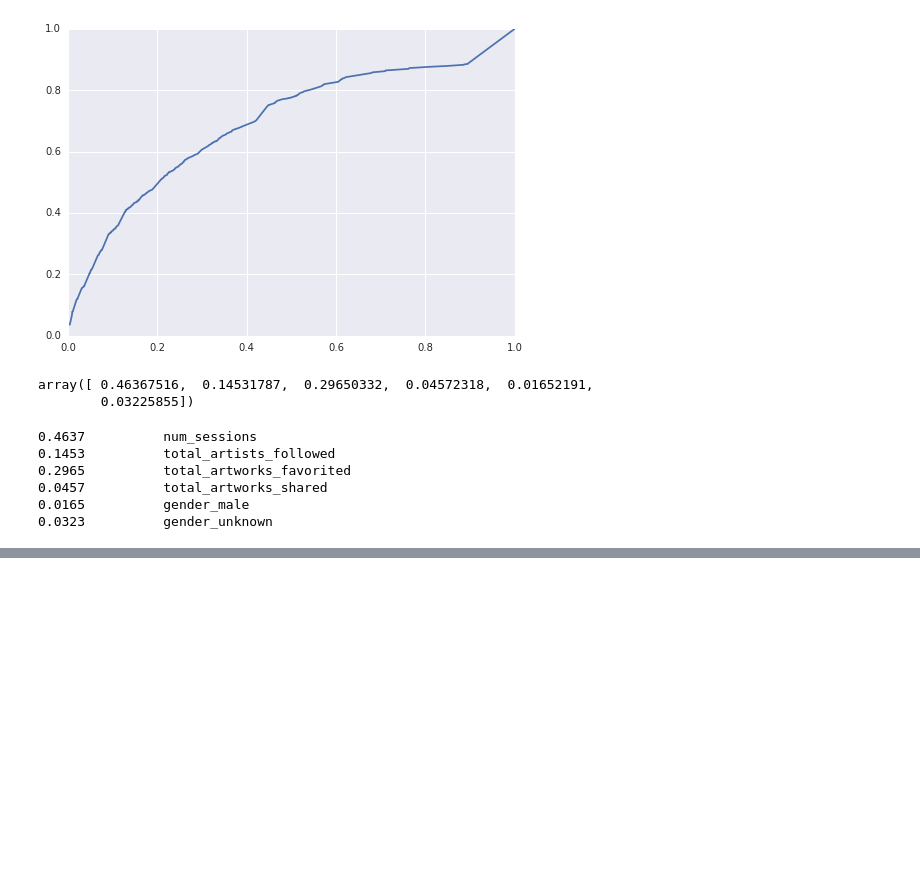
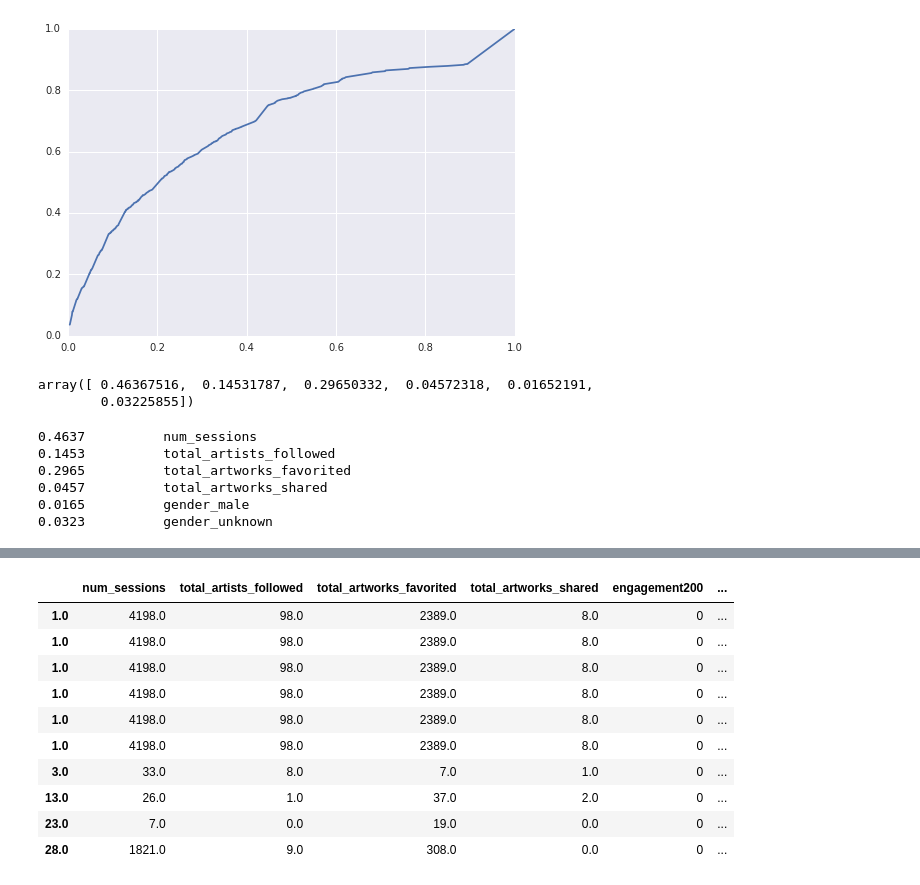
Before and after one commit to pauloarantes/art-project, a Jupyter notebook: modeling engagement.ipynb, the cells around one changed output, grey strips where cells are left out. Saved outputs shown, nothing was run; the diff lists cells and outputs as text; code cells hidden in the pictures; blank space fills up the shorter version.

```diff
--- a/modeling engagement.ipynb
+++ b/modeling engagement.ipynb
@@ -385,0 +646,4 @@ for name, importance in izip(cols, rf.feature_importances_):
+# %%
+purch = pd.read_csv('purchases.csv', usecols=range(1,5))
+# %%
+purch.dropna(inplace=True)
@@ -385,0 +769,2 @@ for name, importance in izip(cols, rf.feature_importances_):
+# %%
+purch = purch.set_index('user_id')
@@ -385,0 +781,17 @@ for name, importance in izip(cols, rf.feature_importances_):
+# %%
+# Dataframe with all repetitive purchases
+merged = df.join(purch)
+# %%
+merged.head(10)
+# %% [output]
+|  | num_sessions | total_artists_followed | total_artworks_favorited | total_artworks_shared | engagement200 | ... |
+| 1.0 | 4198.0 | 98.0 | 2389.0 | 8.0 | 0 | ... |
+| 1.0 | 4198.0 | 98.0 | 2389.0 | 8.0 | 0 | ... |
+| 1.0 | 4198.0 | 98.0 | 2389.0 | 8.0 | 0 | ... |
+| 1.0 | 4198.0 | 98.0 | 2389.0 | 8.0 | 0 | ... |
+| 1.0 | 4198.0 | 98.0 | 2389.0 | 8.0 | 0 | ... |
+| 1.0 | 4198.0 | 98.0 | 2389.0 | 8.0 | 0 | ... |
+| 3.0 | 33.0 | 8.0 | 7.0 | 1.0 | 0 | ... |
+| 13.0 | 26.0 | 1.0 | 37.0 | 2.0 | 0 | ... |
+| 23.0 | 7.0 | 0.0 | 19.0 | 0.0 | 0 | ... |
+| 28.0 | 1821.0 | 9.0 | 308.0 | 0.0 | 0 | ... |
```
Also changed, not shown: parts of 34 cells of this notebook, 8 other files.
